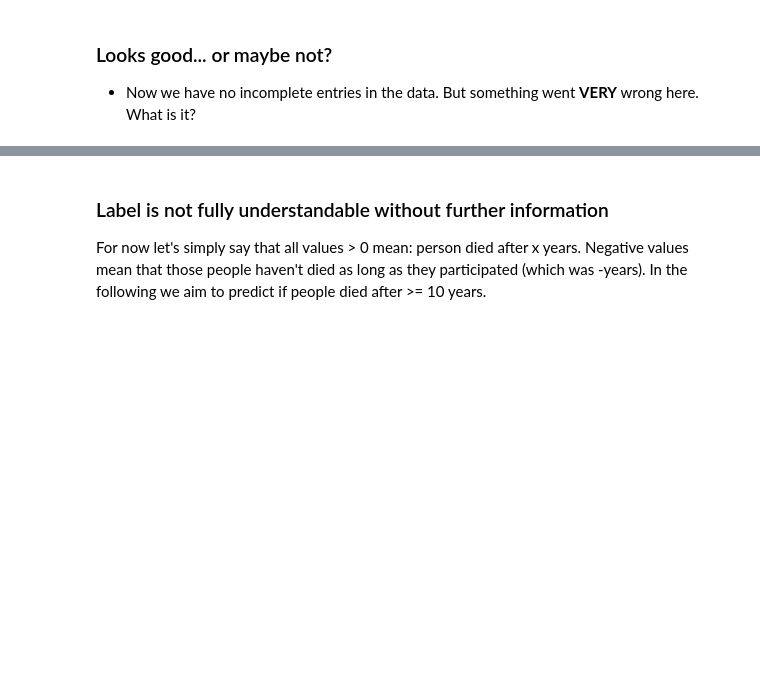
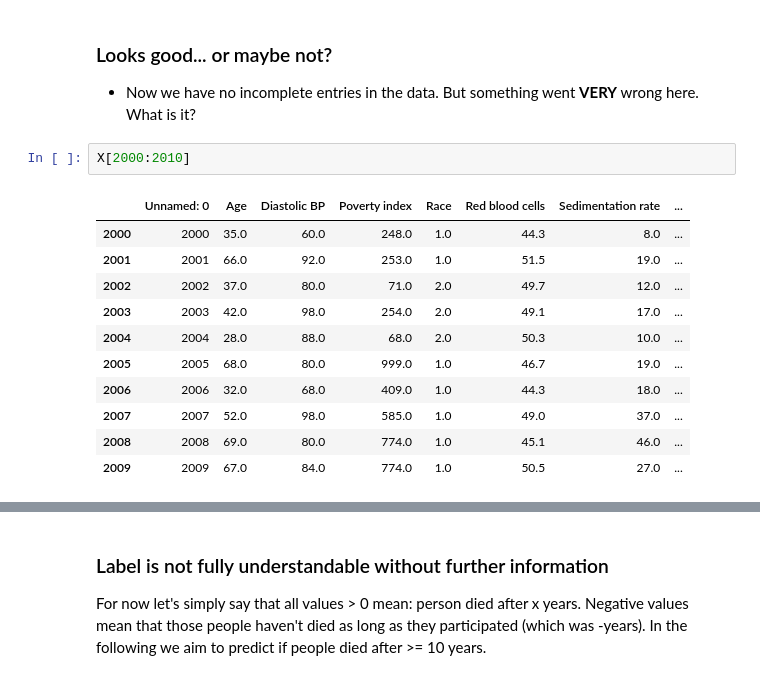
Before and after one commit to Knerten0815/ai_for_smart_health, a Jupyter notebook: Notebooks/ai_smart_health_02_decision_trees_template.ipynb, the cells around one changed output, grey strips where cells are left out. Drawn from its saved outputs; the diff is of its cells as text; blank space fills up the shorter version.

```diff
--- a/Notebooks/ai_smart_health_02_decision_trees_template.ipynb
+++ b/Notebooks/ai_smart_health_02_decision_trees_template.ipynb
@@ -107,3 +169,17 @@ We can remove NaNs with pandas using `data.dropna()`. Or we can fill NaN entries
 ### Looks good... or maybe not?
 
 - Now we have no incomplete entries in the data. But something went **VERY** wrong here. What is it?
+# %%
+X[2000:2010]
+# %% [output]
+|  | Unnamed: 0 | Age | Diastolic BP | Poverty index | Race | Red blood cells | Sedimentation rate | ... |
+| 2000 | 2000 | 35.0 | 60.0 | 248.0 | 1.0 | 44.3 | 8.0 | ... |
+| 2001 | 2001 | 66.0 | 92.0 | 253.0 | 1.0 | 51.5 | 19.0 | ... |
+| 2002 | 2002 | 37.0 | 80.0 | 71.0 | 2.0 | 49.7 | 12.0 | ... |
+| 2003 | 2003 | 42.0 | 98.0 | 254.0 | 2.0 | 49.1 | 17.0 | ... |
+| 2004 | 2004 | 28.0 | 88.0 | 68.0 | 2.0 | 50.3 | 10.0 | ... |
+| 2005 | 2005 | 68.0 | 80.0 | 999.0 | 1.0 | 46.7 | 19.0 | ... |
+| 2006 | 2006 | 32.0 | 68.0 | 409.0 | 1.0 | 44.3 | 18.0 | ... |
+| 2007 | 2007 | 52.0 | 98.0 | 585.0 | 1.0 | 49.0 | 37.0 | ... |
+| 2008 | 2008 | 69.0 | 80.0 | 774.0 | 1.0 | 45.1 | 46.0 | ... |
+| 2009 | 2009 | 67.0 | 84.0 | 774.0 | 1.0 | 50.5 | 27.0 | ... |
```
Also changed, not shown: parts of 21 cells of this notebook.
